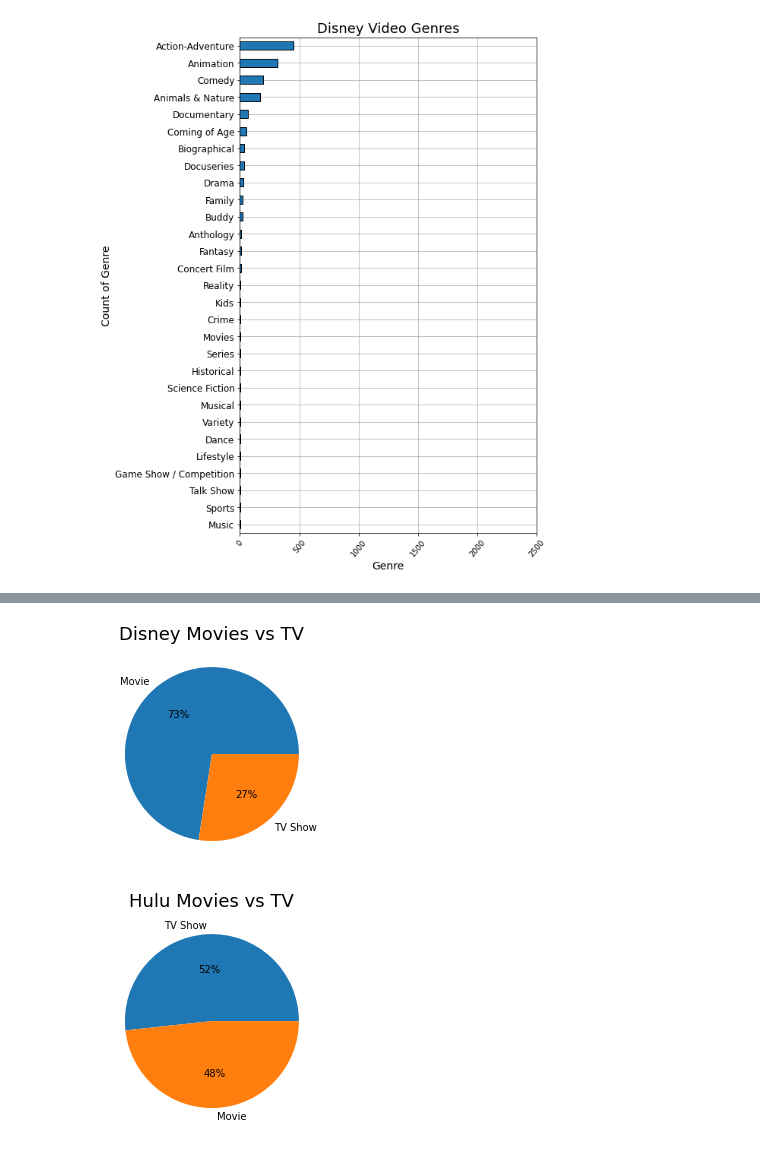
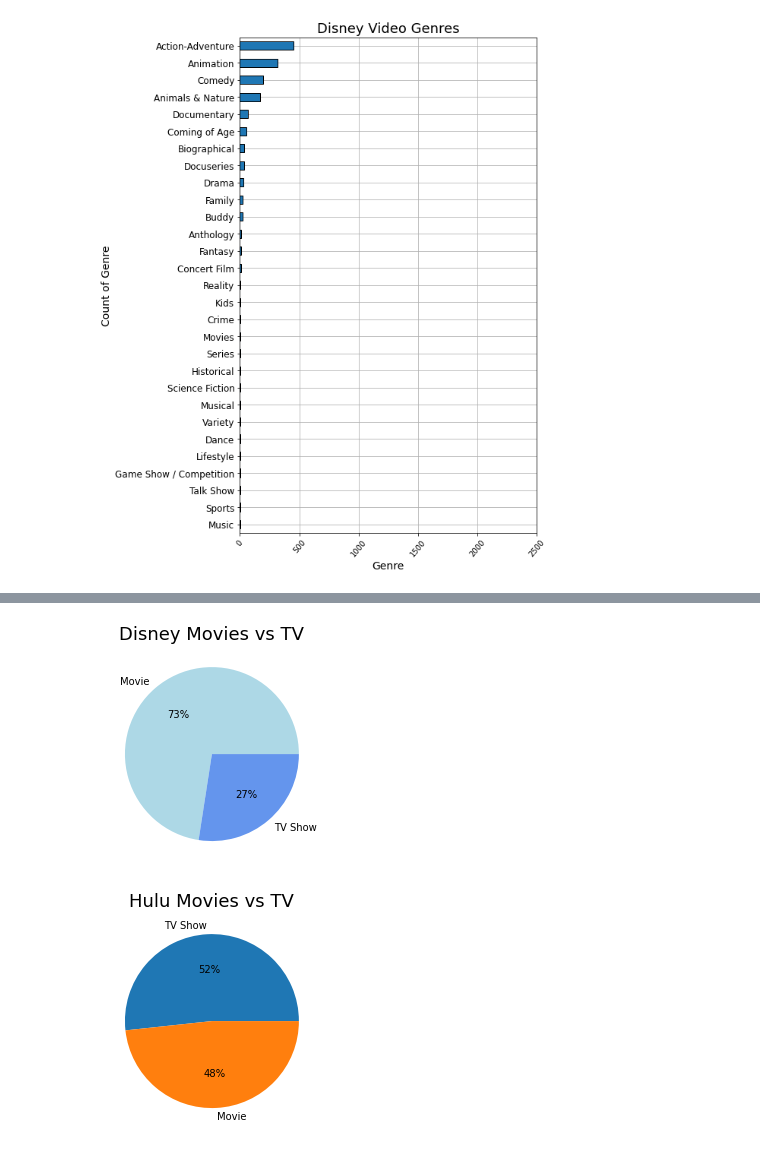
Before and after one commit to kkidw/ETL-Project, a Jupyter notebook: Untitled1.ipynb, the cells around one changed output, grey strips where cells are left out. Cells and saved outputs as stored; diff of their text form; code cells hidden in the pictures.

Commit message:
combined csvs and converted to html. html updates. image resizes.

```diff
--- a/Untitled1.ipynb
+++ b/Untitled1.ipynb
@@ -230,12 +230,12 @@ result.to_csv(r'type/types.csv', index = False)
 # %%
 disney_pie = disney_df_type["type"].value_counts()
 
-disney_pie.plot(kind="pie", autopct="%1.0f%%")
+disney_pie.plot(kind="pie", autopct="%1.0f%%", colors=['LightBlue','CornflowerBlue'])
 plt.ylabel("")
 plt.title("Disney Movies vs TV", size=18)
 plt.savefig("type/disney_pie.jpg")
 # %% [output]
-[figure, old version]
+[figure, new version]
 # %%
 hulu_pie = hulu_df_type["type"].value_counts()
 
```
Also changed, not shown: parts of 13 cells of this notebook, 14 other files.
